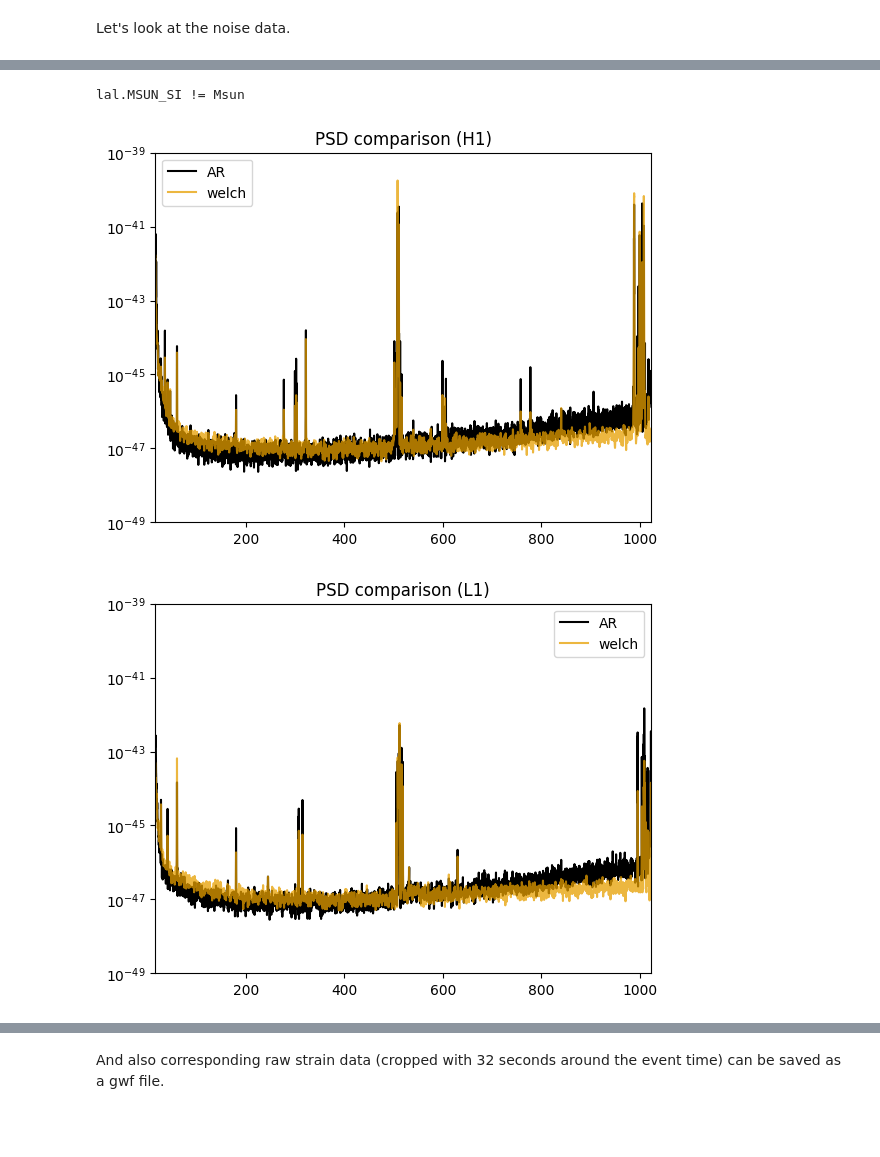
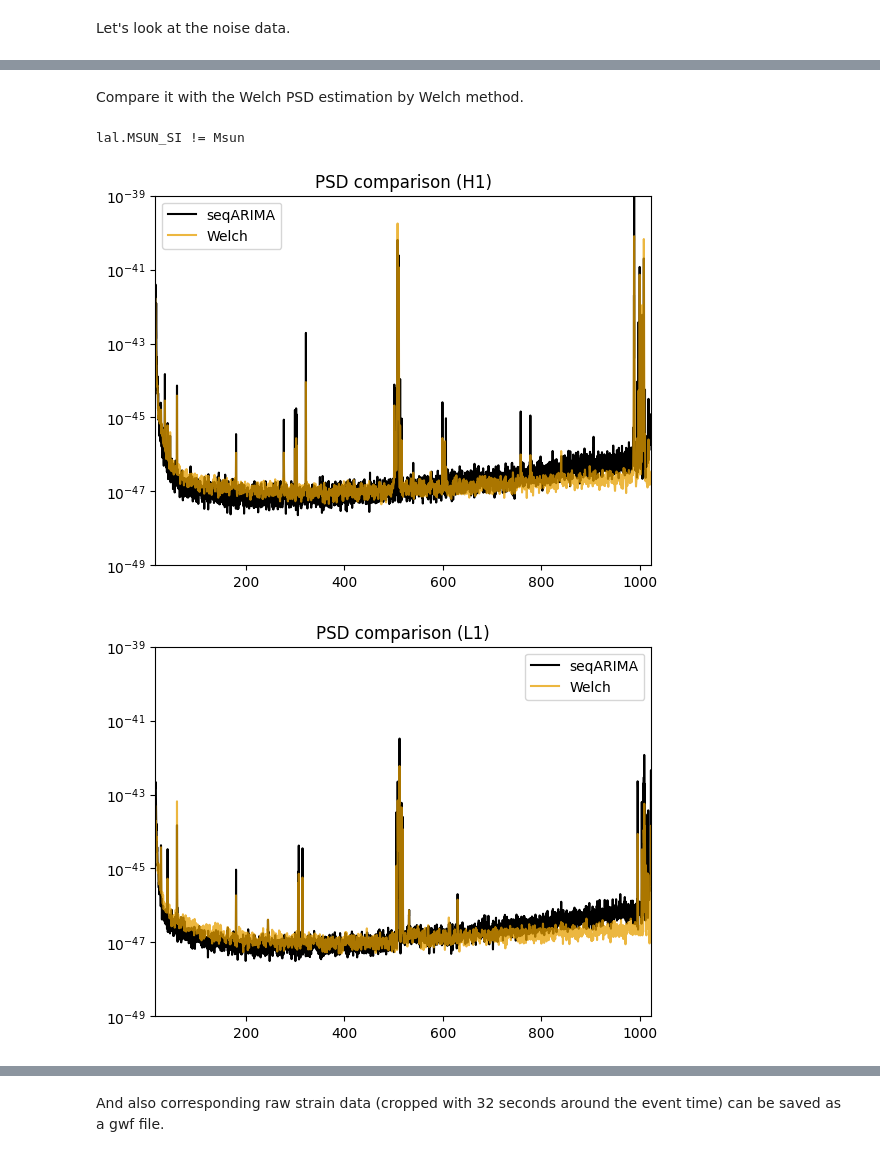
Before and after one commit to agoodmanjerry/beacon-py, a Jupyter notebook: Tuto/Tutorial_seqARIMA.ipynb, the cells around one changed output, grey strips where cells are left out. Drawn from its saved outputs; the diff is of its cells as text; code cells hidden in the pictures; blank space fills up the shorter version.

```diff
--- a/Tuto/Tutorial_seqARIMA.ipynb
+++ b/Tuto/Tutorial_seqARIMA.ipynb
@@ -66,8 +68,8 @@ Let's prepare *noise-only* data and *signal-included* data.
 # %%
 tgps = 100000000 # Change this!
 dur = 32
-tstart = int(tgps) - 56 # 56 seconds before the reported gps time (tgps)
-tend = tstart + dur  # -56 + 32 = 24 seconds before  the reported gps time (tgps)
+tstart = int(tgps) - 60
+tend = tstart + dur
 
 noise_H1_win = strain_H1.window(tstart, tend)
 noise_L1_win = strain_L1.window(tstart, tend)
@@ -110,8 +115,8 @@ The guideline for avoiding suppress the signal frequency range is given at the b
 # %%
 # Setting parameters
-d = None
+d = 0
 p_max = 8192
-q_max = 3
+q_max = 3 # <-> upper frequency cutoff of 636 Hz
 low_freq_cutoff = 16 # Hz
 upp_freq_cutoff = 1024 # Hz
 
@@ -120,7 +125,7 @@ arm_noise_H1 = bc.seqARIMA.seqarima(
     noise_H1_win,
     d=d,
     p=p_max,
-    q=range(1, q_max + 1),
+    q=range(1, q_max + 1),  # [1, 2, 3]
     fl=low_freq_cutoff,
     fu=upp_freq_cutoff,
 )
@@ -128,7 +133,7 @@ arm_noise_L1 = bc.seqARIMA.seqarima(
     noise_L1_win,
     d=d,
     p=p_max,
-    q=range(1, q_max + 1),
+    q=range(1, q_max + 1),  # [1, 2, 3]
     fl=low_freq_cutoff,
     fu=upp_freq_cutoff,
 )
@@ -202,3 +210,5 @@ plt.show()
+# %% [markdown]
+Compare it with the Welch PSD estimation by Welch method.
 # %%
 welch_psd_H1 = bc.FS.psd(strain_H1_win, seg_len=4, fl=16)
 welch_psd_L1 = bc.FS.psd(strain_L1_win, seg_len=4, fl=16)
@@ -208,23 +218,23 @@ welch_psd_L1_df = welch_psd_L1.to_df()
 # %% [output]
 lal.MSUN_SI != Msun
 # %%
-plt.plot(freqs_H1, psd_H1, label="AR")
-plt.plot(welch_psd_H1_df["freqs"], welch_psd_H1_df["x"], alpha=0.75, label="welch")
+plt.plot(freqs_H1, psd_H1, label="seqARIMA")
+plt.plot(welch_psd_H1_df["freqs"], welch_psd_H1_df["x"], alpha=0.75, label="Welch")
 plt.semilogy()
 plt.xlim(16, 1024)
 plt.ylim(1e-49, 1e-39)
 plt.title("PSD comparison (H1)")
 plt.legend()
 plt.show()
 
-plt.plot(freqs_L1, psd_L1, label="AR")
-plt.plot(welch_psd_L1_df["freqs"], welch_psd_L1_df["x"], alpha=0.75, label="welch")
+plt.plot(freqs_L1, psd_L1, label="seqARIMA")
+plt.plot(welch_psd_L1_df["freqs"], welch_psd_L1_df["x"], alpha=0.75, label="Welch")
 plt.semilogy()
 plt.xlim(16, 1024)
 plt.ylim(1e-49, 1e-39)
 plt.title("PSD comparison (L1)")
 plt.legend()
 plt.show()
 # %% [output]
-[figure, old version]
+[figure, new version]
-[figure, old version]
+[figure, new version]
```
Also changed, not shown: parts of 18 cells of this notebook, 1 other file.
